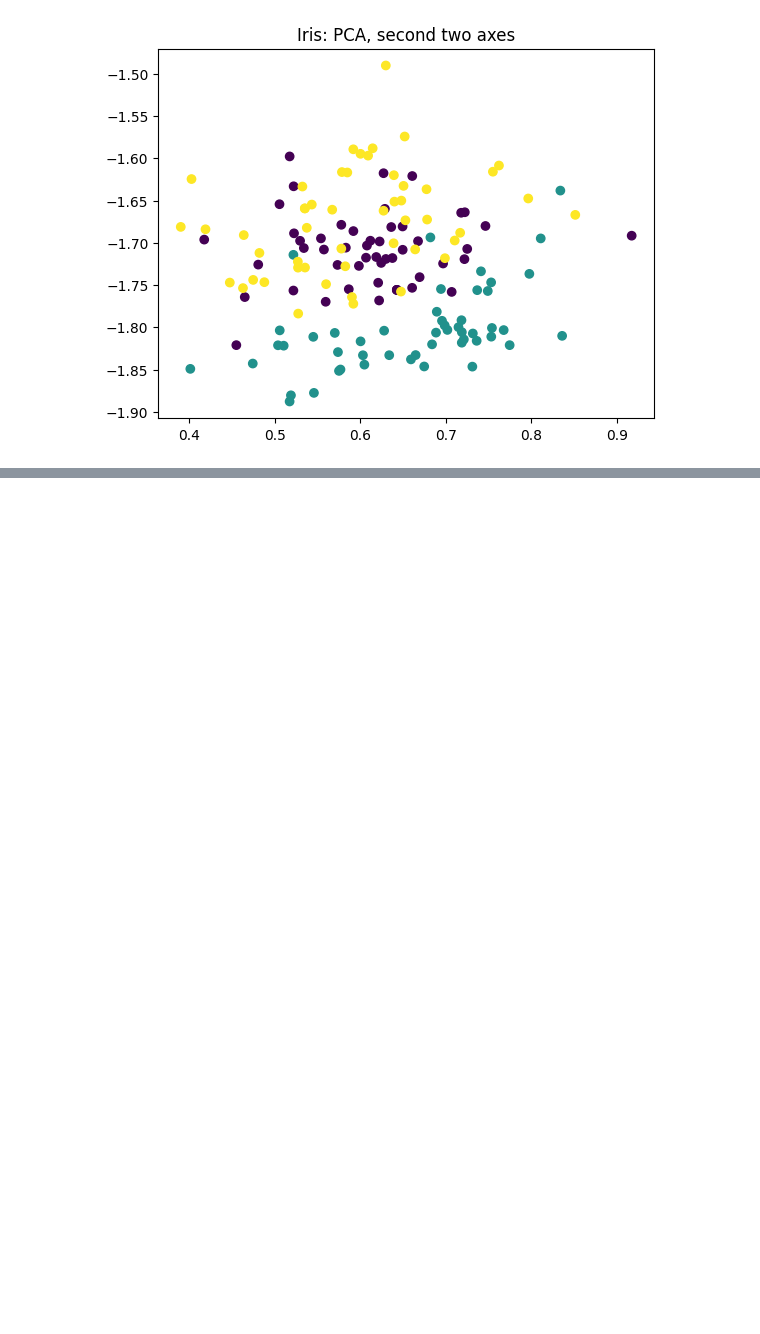
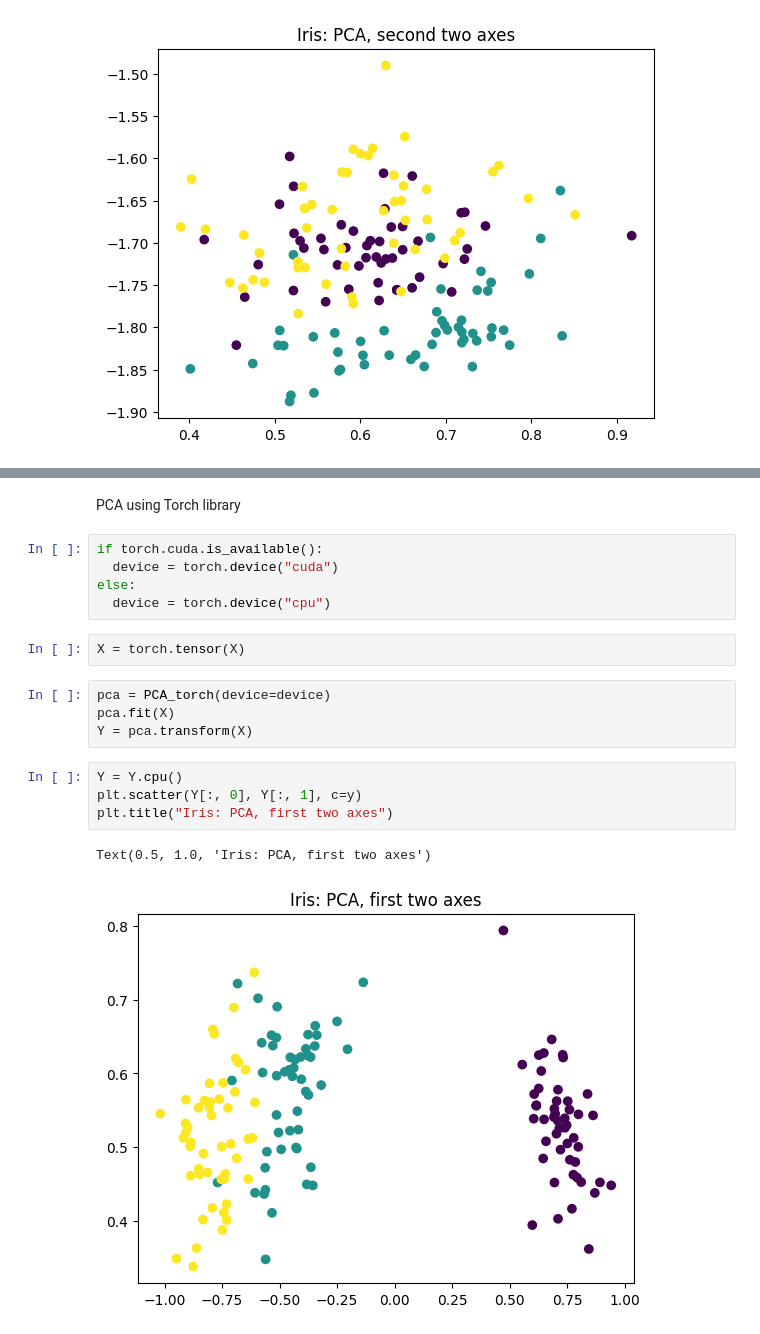
Before and after one commit to ShonenAsh/ml-algos-from-scratch, a Jupyter notebook: decomposition/decomposition_algorithms.ipynb, the cells around one changed output, grey strips where cells are left out. Saved outputs shown, nothing was run; the diff lists cells and outputs as text; blank space fills up the shorter version.

Commit message:
PCA with torch

```diff
--- a/decomposition/decomposition_algorithms.ipynb
+++ b/decomposition/decomposition_algorithms.ipynb
@@ -36,3 +38,23 @@ px.scatter_3d(x=Y[:,0], y=Y[:,1], z=Y[:,2], color=y, opacity=0.7).update_traces(
 # %% [output]
 [interactive output not drawn]
 [interactive output not drawn]
+# %% [markdown]
+PCA using Torch library
+# %%
+if torch.cuda.is_available():
+  device = torch.device("cuda")
+else:
+  device = torch.device("cpu")
+# %%
+X = torch.tensor(X)
+# %%
+pca = PCA_torch(device=device)
+pca.fit(X)
+Y = pca.transform(X)
+# %%
+Y = Y.cpu()
+plt.scatter(Y[:, 0], Y[:, 1], c=y)
+plt.title("Iris: PCA, first two axes")
+# %% [output]
+Text(0.5, 1.0, 'Iris: PCA, first two axes')
+[figure, added]
```
Also changed, not shown: parts of 4 cells of this notebook, 1 other file.
